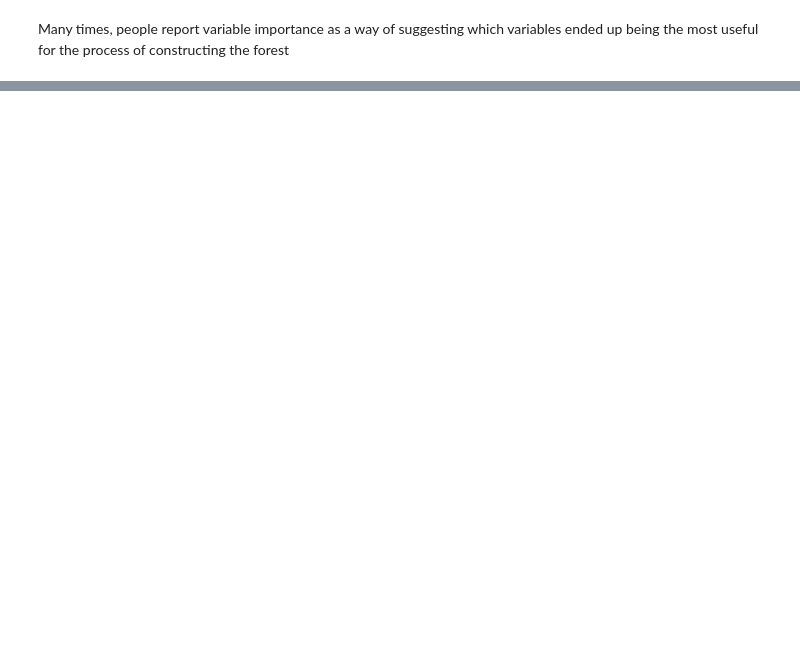
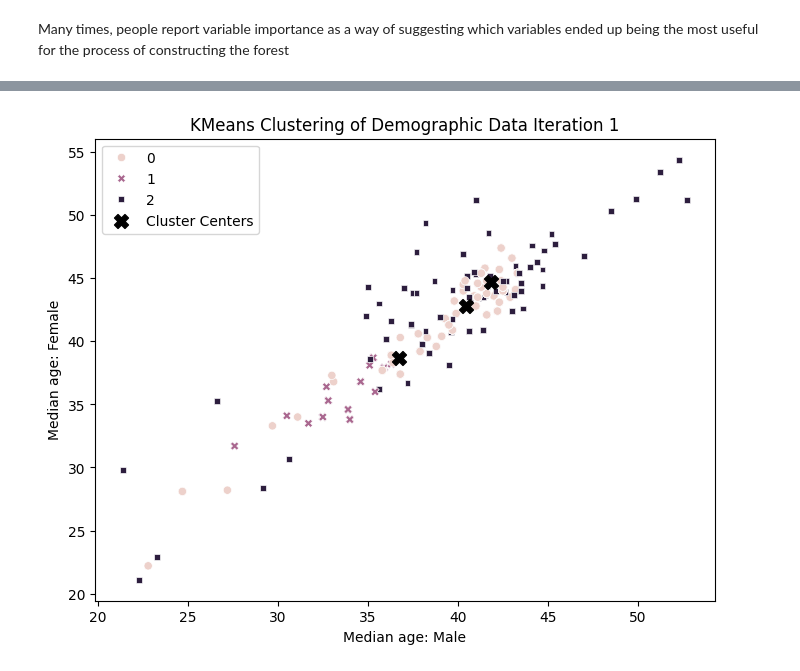
Before and after one commit to kirsten-fung/project_voting, a Jupyter notebook: voting_modeling.ipynb, the cells around one changed output, grey strips where cells are left out. Drawn from its saved outputs; the diff is of its cells as text; code cells hidden in the pictures; blank space fills up the shorter version.

Commit message:
more modeling

```diff
--- a/voting_modeling.ipynb
+++ b/voting_modeling.ipynb
@@ -405,0 +413,33 @@ plt.show()
+# %%
+import numpy as np
+from sklearn.cluster import KMeans
+import matplotlib.pyplot as plt
+import seaborn as sns
+
+# relevant features
+X = merged[['Male','Female','Median age: Male','Median age: Female',
+        'White alone','Black or African American alone','American Indian and Alaska Native alone',
+        'Asian alone','Native Hawaiian and Other Pacific Islander alone','Hispanic or Latino','Other',
+        'Male Higher Education','Female Higher Education','Male Highschool Equivalent',
+        'Female Highschool Equivalent','Median household income in the past 12 months (in 2010 inflation-adjusted dollars)']]
+
+initial_centroids = np.random.randint(low=1, high=24, size=3)
+model = KMeans(n_clusters=3, max_iter=1, init=X.iloc[initial_centroids, :], random_state=0)
+model = model.fit(X)
+merged['cluster'] = model.predict(X)
+
+centers = model.cluster_centers_
+min_values = X.min(axis=0)
+max_values = X.max(axis=0)
+diff_values = max_values - min_values
+
+plt.figure(figsize=(8, 6))
+sns.scatterplot(data=merged, x='Median age: Male', y='Median age: Female', hue='cluster', style='cluster')
+plt.scatter(centers[:, 2], centers[:, 3], marker='X', s=100, c='black', label='Cluster Centers')
+plt.title('KMeans Clustering of Demographic Data Iteration 1')
+plt.xlabel('Median age: Male')
+plt.ylabel('Median age: Female')
+plt.legend()
+plt.show()
+# %% [output]
+[figure, added]
```
Also changed, not shown: parts of 5 cells of this notebook.
